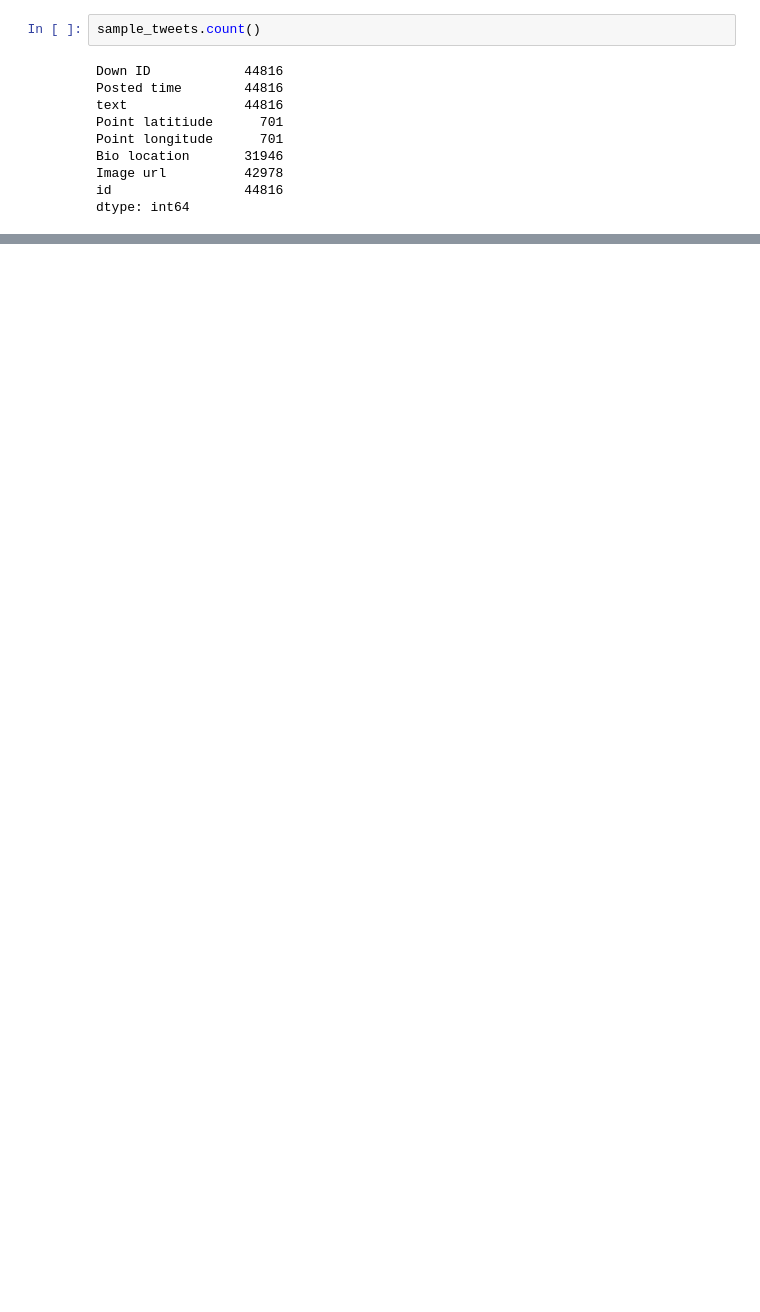
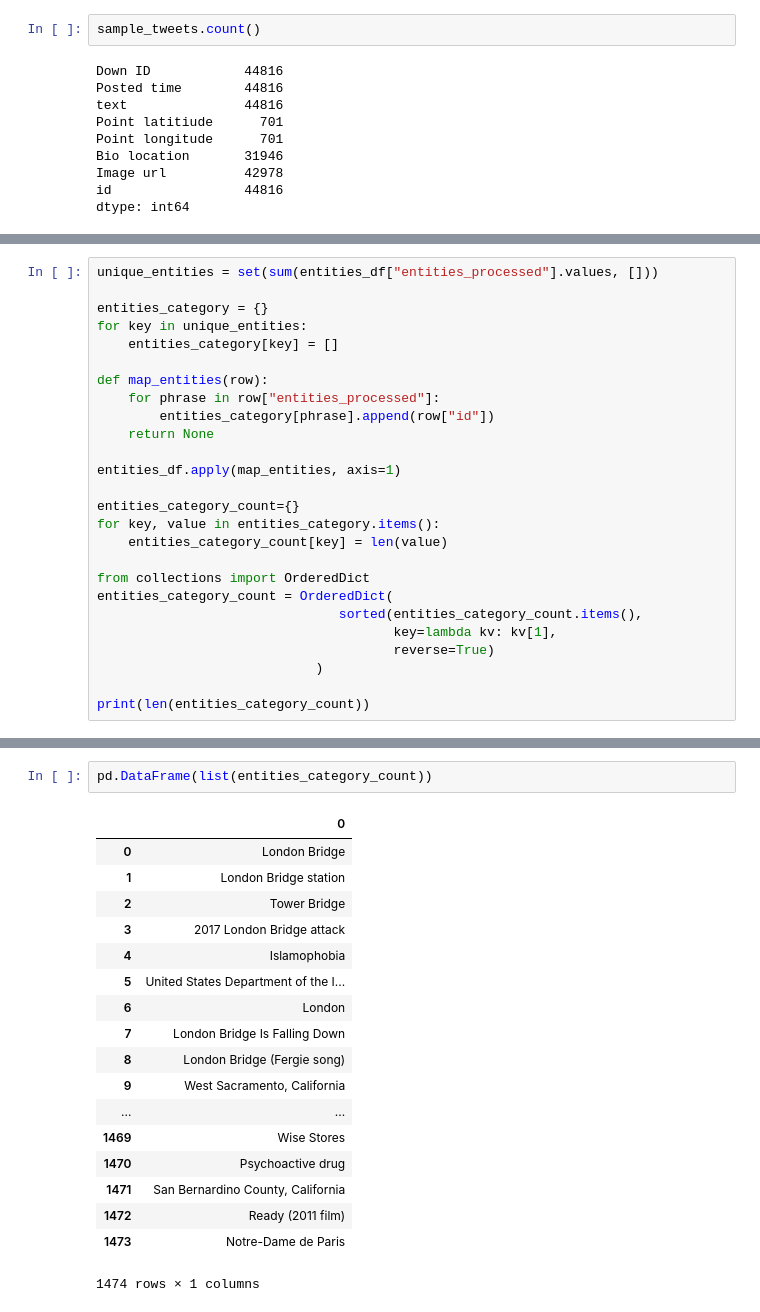
Before and after one commit to agarwal22megha/tweet-categorisation, a Jupyter notebook: twitter_feed_analysis.ipynb, the cells around one changed output, grey strips where cells are left out. Saved outputs shown, nothing was run; the diff lists cells and outputs as text; blank space fills up the shorter version.

```diff
--- a/twitter_feed_analysis.ipynb
+++ b/twitter_feed_analysis.ipynb
@@ -142,0 +225,26 @@ entities_df["entities"].apply(lambda x: len(x)).min())
+# %%
+unique_entities = set(sum(entities_df["entities_processed"].values, []))
+
+entities_category = {}
+for key in unique_entities:
+    entities_category[key] = []
+
+def map_entities(row):
+    for phrase in row["entities_processed"]:
+        entities_category[phrase].append(row["id"])
+    return None
+
+entities_df.apply(map_entities, axis=1)
+
+entities_category_count={}
+for key, value in entities_category.items():
+    entities_category_count[key] = len(value)
+
+from collections import OrderedDict
+entities_category_count = OrderedDict(
+                               sorted(entities_category_count.items(),
+                                      key=lambda kv: kv[1],
+                                      reverse=True)
+                            )
+
+print(len(entities_category_count))
@@ -142,0 +273,21 @@ entities_df["entities"].apply(lambda x: len(x)).min())
+# %%
+pd.DataFrame(list(entities_category_count))
+# %% [output]
+|  | 0 |
+| 0 | London Bridge |
+| 1 | London Bridge station |
+| 2 | Tower Bridge |
+| 3 | 2017 London Bridge attack |
+| 4 | Islamophobia |
+| 5 | United States Department of the I... |
+| 6 | London |
+| 7 | London Bridge Is Falling Down |
+| 8 | London Bridge (Fergie song) |
+| 9 | West Sacramento, California |
+| ... | ... |
+| 1469 | Wise Stores |
+| 1470 | Psychoactive drug |
+| 1471 | San Bernardino County, California |
+| 1472 | Ready (2011 film) |
+| 1473 | Notre-Dame de Paris |
+1474 rows × 1 columns
```
Also changed, not shown: parts of 42 cells of this notebook.
